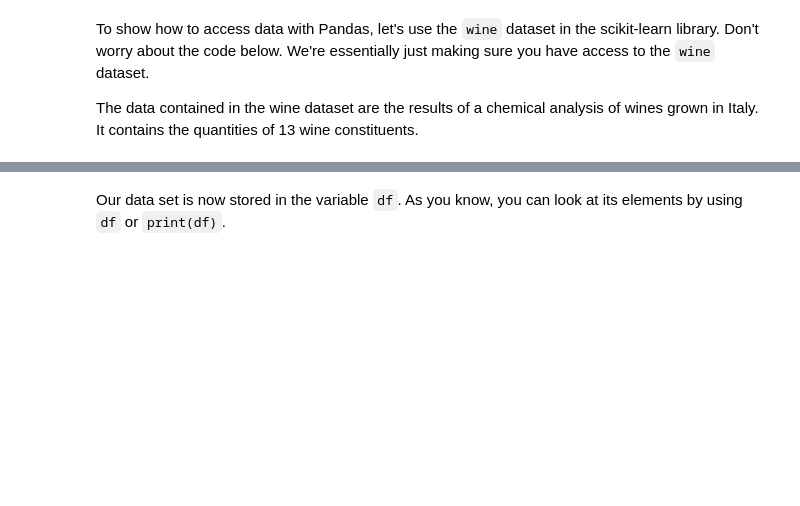
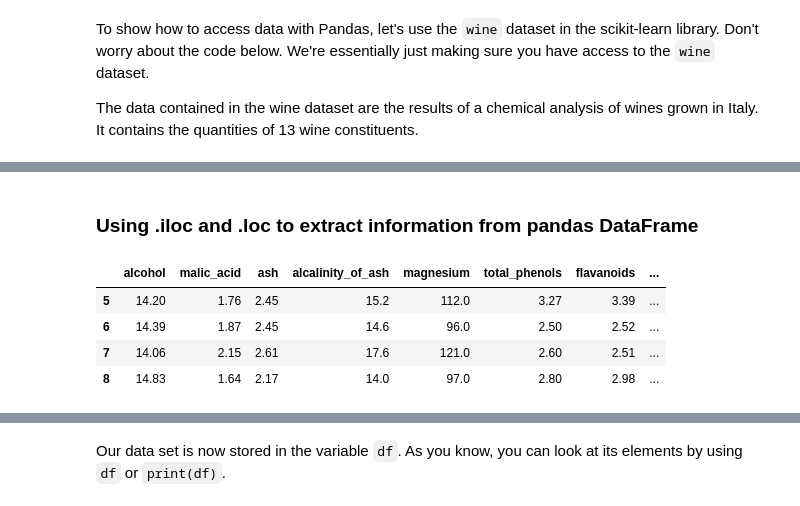
Before and after one commit to ian-moire/dsc-accessing-data-with-pandas, a Jupyter notebook: index.ipynb, the cells around one changed output, grey strips where cells are left out. Saved outputs shown, nothing was run; the diff lists cells and outputs as text; code cells hidden in the pictures; blank space fills up the shorter version.

```diff
--- a/index.ipynb
+++ b/index.ipynb
@@ -26,0 +180,11 @@ The data contained in the wine dataset are the results of a chemical analysis of
+# %% [markdown]
+### Using .iloc and .loc to extract information from pandas DataFrame
+# %%
+# select data on the fourth row
+df.iloc[5:9]
+# %% [output]
+|  | alcohol | malic_acid | ash | alcalinity_of_ash | magnesium | total_phenols | flavanoids | ... |
+| 5 | 14.20 | 1.76 | 2.45 | 15.2 | 112.0 | 3.27 | 3.39 | ... |
+| 6 | 14.39 | 1.87 | 2.45 | 14.6 | 96.0 | 2.50 | 2.52 | ... |
+| 7 | 14.06 | 2.15 | 2.61 | 17.6 | 121.0 | 2.60 | 2.51 | ... |
+| 8 | 14.83 | 1.64 | 2.17 | 14.0 | 97.0 | 2.80 | 2.98 | ... |
```
Also changed, not shown: parts of 27 cells of this notebook.
